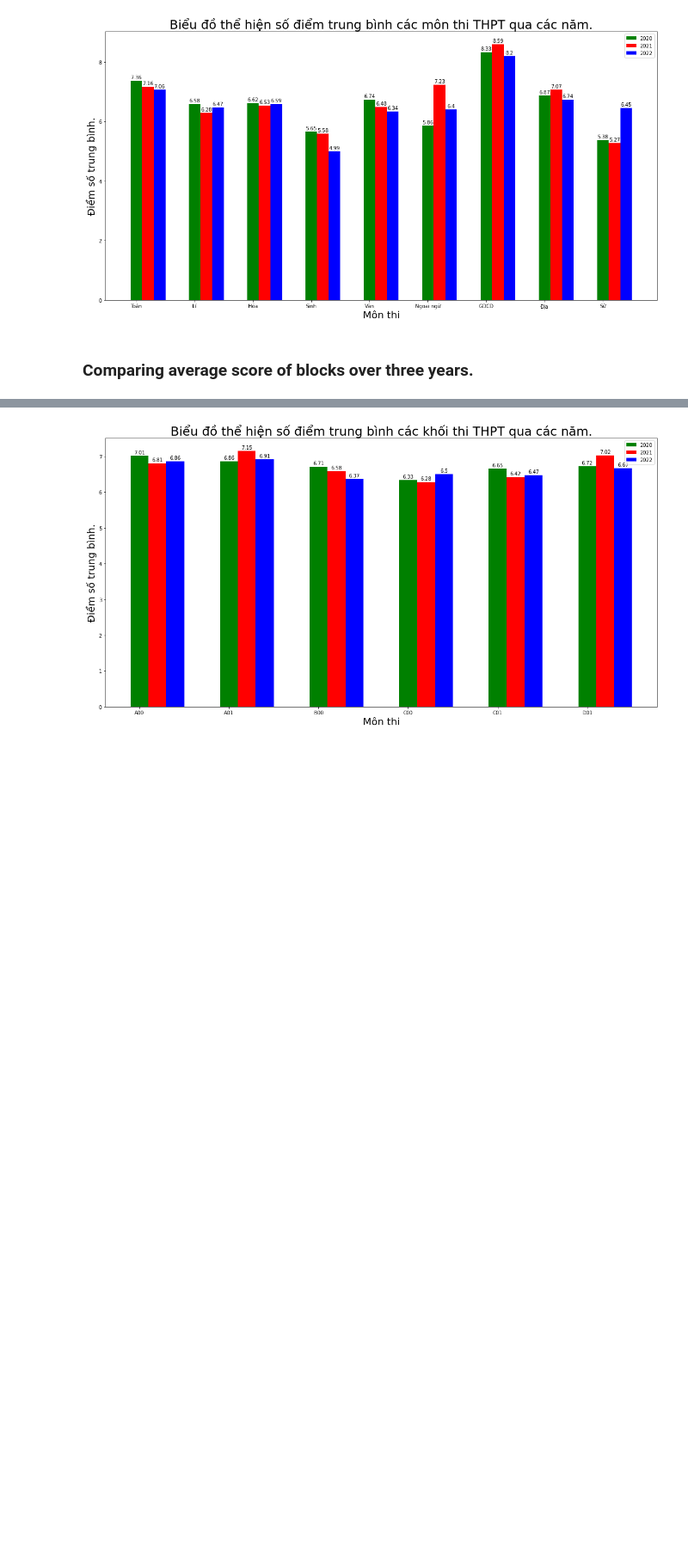
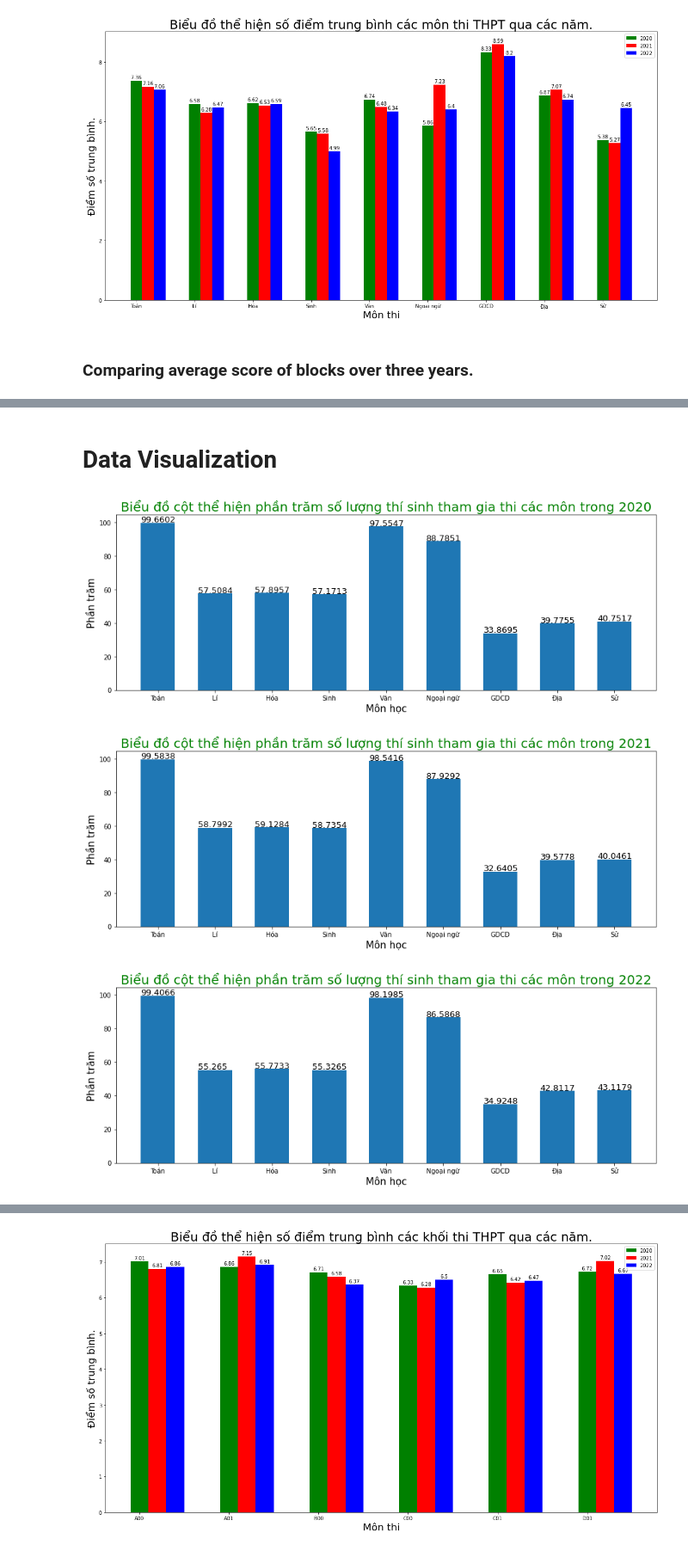
Before and after one commit to QuocBao02/Python-for-Data-Science---Final-Project, a Jupyter notebook: Report.ipynb, the cells around one changed output, grey strips where cells are left out. Shown at 86% size. Drawn from its saved outputs; the diff is of its cells as text; code cells hidden in the pictures; blank space fills up the shorter version.

```diff
--- a/Report.ipynb
+++ b/Report.ipynb
@@ -504,0 +676,11 @@ MeanScoreOfSubjectsOverYears([dataframe2020, dataframe2021, dataframe2022], ["To
+# %%
+# Load the available data into DataFrame
+dataframe2020 = pd.read_csv("/content/2020.csv", index_col = False, dtype = {'ID': 'str'}).drop("Unnamed: 0",axis=1)
+dataframe2020.Name = "2020"
+dataframe2021 = pd.read_csv("/content/2021.csv", index_col = False, dtype = {'ID': 'str'}).drop("Unnamed: 0",axis=1)
+dataframe2021.Name = "2021"
+dataframe2022 = pd.read_csv("/content/2022.csv", index_col = False, dtype = {'ID': 'str'}).drop("Unnamed: 0",axis=1)
+dataframe2022.Name = "2022"
+
+
+print(dataframe2022)
@@ -504,0 +732,2 @@ MeanScoreOfSubjectsOverYears([dataframe2020, dataframe2021, dataframe2022], ["To
+# %% [markdown]
+# Data Visualization
@@ -504,0 +736,32 @@ MeanScoreOfSubjectsOverYears([dataframe2020, dataframe2021, dataframe2022], ["To
+# %%
+def CountStudentOfSubject(subject,dataframe):
+    subject = str(subject)
+    df = dataframe.loc[dataframe[subject] >= 0]
+    df = df[subject].array
+    return len(df)
+
+def PercentChart(list_subject,dataframe):
+    y=[]
+
+    for index in range(len(list_subject)):
+        len_sub = CountStudentOfSubject(list_subject[index], dataframe)
+        y.append(round(len_sub/len(dataframe['ID'])*100,4))
+    plt.figure(figsize=[15, 5])
+    percent=plt.bar(list_subject,y , width = 0.6,label='Toan',align = 'center')
+
+    for bar in percent:
+        plt.annotate(bar.get_height(), (bar.get_x() , bar.get_height()+0.5), fontsize = 13)
+    plt.title(label ="Biểu đồ cột thể hiện phần trăm số lượng thí sinh tham gia thi các môn trong "+dataframe.Name,
+              fontsize = 20, color = "green")
+    plt.xlabel("Môn học",fontsize = 15)
+    plt.ylabel("Phần trăm",fontsize = 15)
+    plt.show()
+# %%
+list_subject = dataframe2022.columns[1:]
+PercentChart(list_subject, dataframe2020)
+PercentChart(list_subject,dataframe2021)
+PercentChart(list_subject,dataframe2022)
+# %% [output]
+[figure, added]
+[figure, added]
+[figure, added]
```
Also changed, not shown: parts of 43 cells of this notebook, 1 other file.
